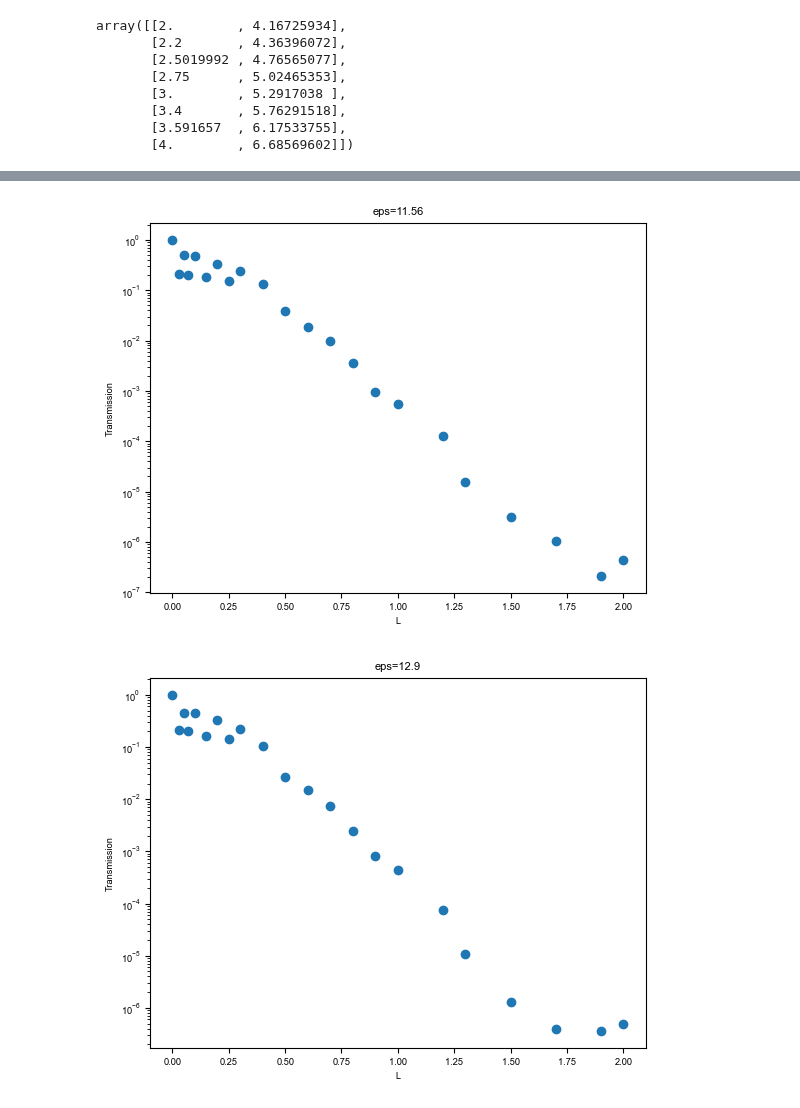
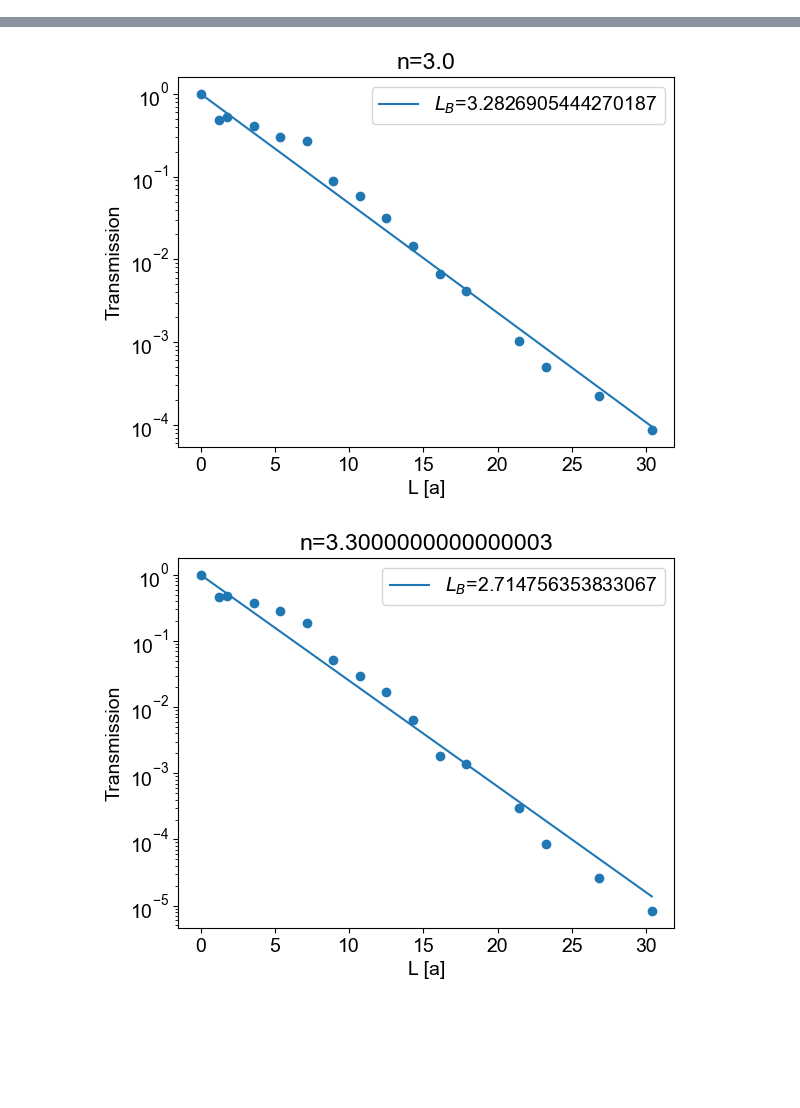
Before and after one commit to fhernandez93/LoadingPermittivityDistToSlabTransmission, a Jupyter notebook: Notebooks/20241029 LSU Transmission/LB_Analysis.ipynb, the cells around one changed output, grey strips where cells are left out. Drawn from its saved outputs; the diff is of its cells as text; code cells hidden in the pictures; blank space fills up the shorter version.

Commit message:
Far Field transmission Experiments

```diff
--- a/Notebooks/20241029 LSU Transmission/LB_Analysis.ipynb
+++ b/Notebooks/20241029 LSU Transmission/LB_Analysis.ipynb
@@ -36,7 +36,7 @@ sys.path.append(os.path.abspath(rf'H:\phd stuff\tidy3d'))
 from AutomationModule import *
 
 import AutomationModule as AM
-plt.rcParams.update({'font.size': 6.7})
+plt.rcParams.update({'font.size': 14})
 
 tidy3dAPI = os.environ["API_TIDY3D_KEY"]
 plt.rc('font', family='Arial')
@@ -57,3 +94,5 @@ with h5py.File(file, 'r') as h5f:
 # %%
-min_transmission = np.min(data["transmission_right"],axis=2)
-min_transmission_index = np.argmin(data["transmission_right"], axis=2)
+min_transmission = np.min(convoluted_transmission,axis=2)
+min_transmission_index = np.argmin(convoluted_transmission, axis=2)
+min_transmission_raw = np.min(data["transmission_right"],axis=2)
+min_transmission_index_raw_data = np.argmin(data["transmission_right"], axis=2)
@@ -77,20 +99,33 @@ gap_index = min_transmission_index[:,np.where(data["sizes"]==1)[0]]
-# %%
-np.column_stack((np.sqrt(data["eps"]),1.3255*1/(np.array(data["nu(a/lambda)"][gap_index])/3.4)))
-# %% [output]
-array([[2.        , 4.16725934],
-       [2.2       , 4.36396072],
-       [2.5019992 , 4.76565077],
-       [2.75      , 5.02465353],
-       [3.        , 5.2917038 ],
-       [3.4       , 5.76291518],
-       [3.591657  , 6.17533755],
-       [4.        , 6.68569602]])
+# %%
+for i in range(min_transmission_index.shape[0]):  # Loop over the first axis (10)
+    for j in range(min_transmission_index.shape[1]):  # Loop over second axis (16)
+        item = min_transmission_index[i, j]  # Extract scalar index
+        item_2 = min_transmission_index_raw_data[i, j]  # Extract scalar index
+        plt.scatter(data["sizes"][j], data["transmission_right"][i, j, item], color="b")
+        plt.scatter(data["sizes"][j], data["transmission_right"][i, j, item_2], color="r")
+        plt.title(rf"eps={data['eps'][i]}")
+        plt.xlabel("L")
+        plt.ylabel("Transmission")
+        plt.yscale("log")
+
+    plt.close()
 # %%
+def fit_line(x,m):
+    return m*x
+
+initial_guess = [-1]
+
+sizes = data["sizes"]*14.3/0.8
+LB_values = []
 for i,item in enumerate(min_transmission):
-    plt.scatter(data["sizes"],item)
-    plt.title(rf"eps={data["eps"][i]}")
-    plt.xlabel("L")
+    popt, _ = curve_fit(fit_line, sizes[2:-2], np.log(item[2:-2]), p0=initial_guess)
+    plt.scatter(sizes,item)
+    plt.plot(sizes,np.exp(fit_line(sizes,popt[0])), label=rf"$L_B$={(-1/popt[0])}")
+    LB_values.append(-1/popt[0])
+    plt.title(rf"n={np.sqrt(data["eps"][i])}")
+    plt.xlabel("L [a]")
     plt.ylabel("Transmission")
     plt.yscale("log")
+    plt.legend()
     plt.show()
 # %% [output]
@@ -102,2 +137,2 @@ for i,item in enumerate(min_transmission):
-[figure, old version]
+[figure, new version]
-[figure, old version]
+[figure, new version]
```
Also changed, not shown: parts of 12 cells of this notebook, 9 other files.
